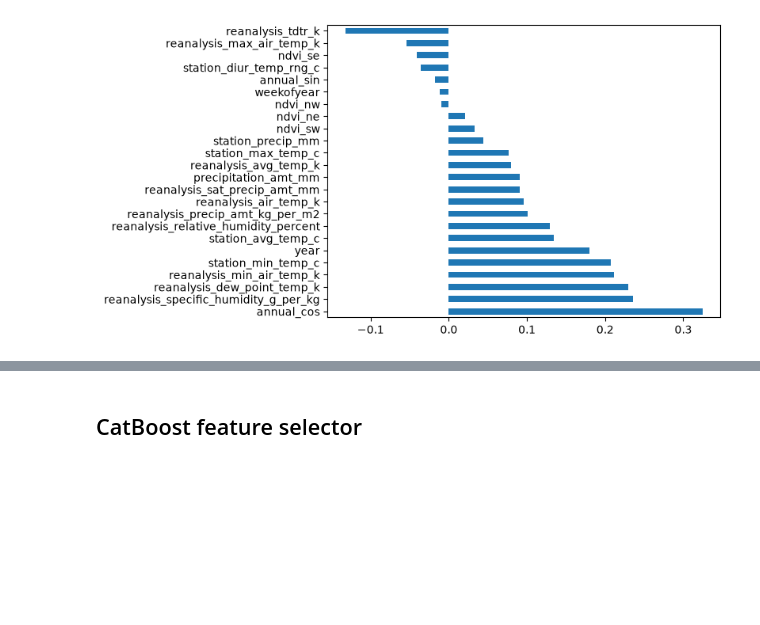
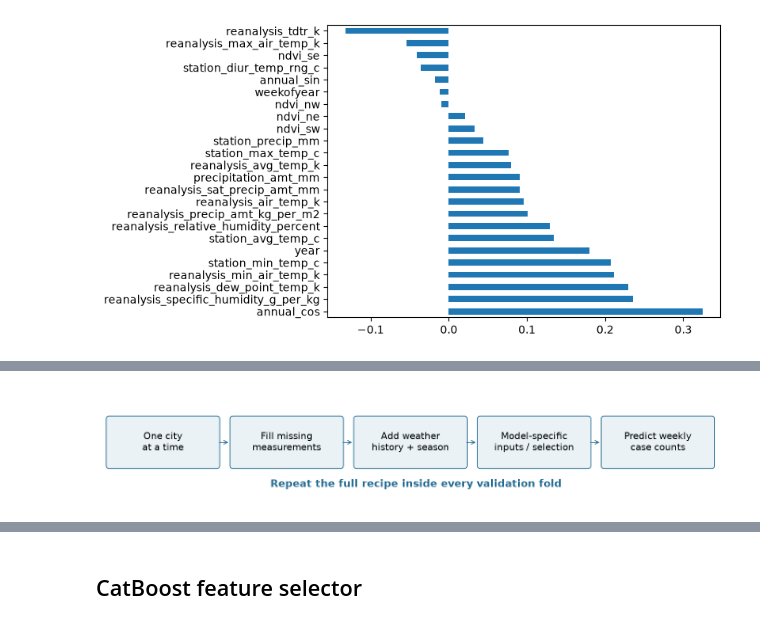
Before and after one commit to nurdauletakhanov/dengai-coursework, a Jupyter notebook: DengAI_notebook.ipynb, the cells around one changed output, grey strips where cells are left out. Cells and saved outputs as stored; diff of their text form; code cells hidden in the pictures; blank space fills up the shorter version.

```diff
--- a/DengAI_notebook.ipynb
+++ b/DengAI_notebook.ipynb
@@ -524,0 +546,4 @@ plt.title("Iquitos Variable Correlations");
+# %%
+plots.pipeline_diagram()
+# %% [output]
+[figure, added]
```
Also changed, not shown: parts of 6 cells of this notebook, 2 other files.
